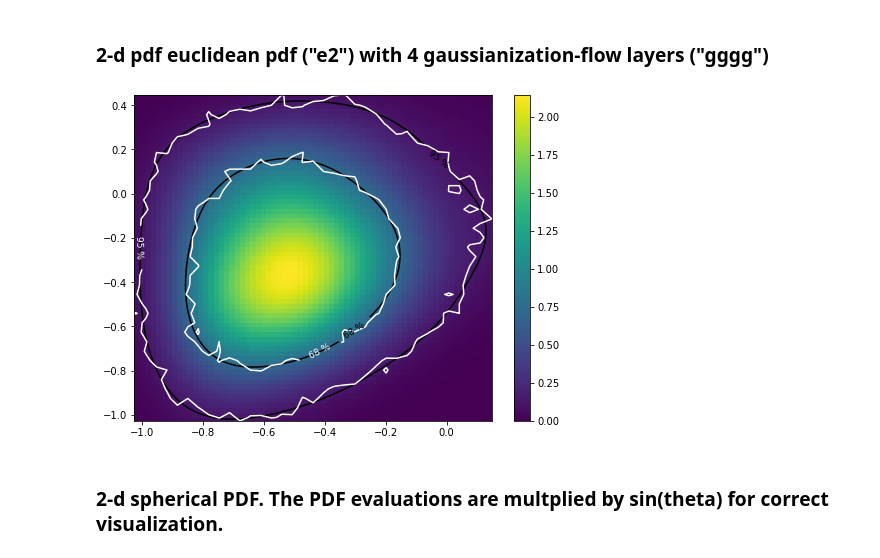
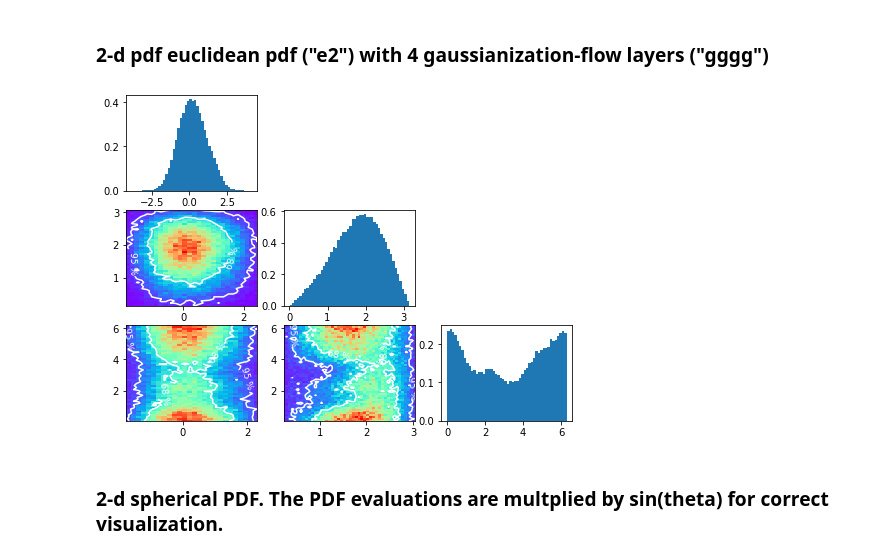
Before and after one commit to thoglu/jammy_flows, a Jupyter notebook: examples/examples.ipynb, the cells around one changed output. Drawn from its saved outputs; the diff is of its cells as text; code cells hidden in the pictures.

```diff
--- a/examples/examples.ipynb
+++ b/examples/examples.ipynb
@@ -18,13 +18,13 @@ import jammy_flows.helper_fns as helper_fns
 # %% [markdown]
 ### 2-d pdf euclidean pdf ("e2") with 4 gaussianization-flow layers ("gggg")
 # %%
-twod_euclidean_pdf=fbase.pdf("e2", "gggg")
+
+fived_pdf=fbase.pdf("e1+s2", "gg+vv")
 
 fig=pylab.figure(figsize=(8,6))
-
-_, _=helper_fns.visualize_pdf(twod_euclidean_pdf,fig,nsamples=100000)
+_, _=helper_fns.visualize_pdf(fived_pdf,fig,nsamples=100000)
 # %% [output]
-[figure, old version]
+[figure, new version]
 # %% [markdown]
 ### 2-d spherical PDF. The PDF evaluations are multplied by sin(theta) for correct visualization.
 # %%
```
Also changed, not shown: parts of 1 cell of this notebook.
